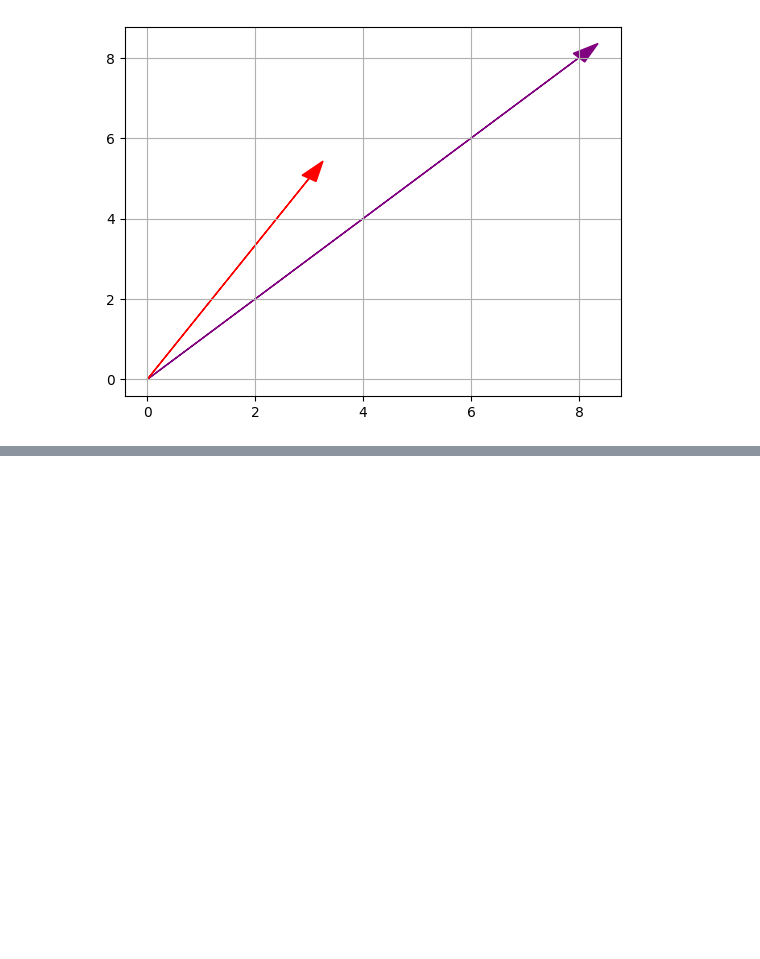
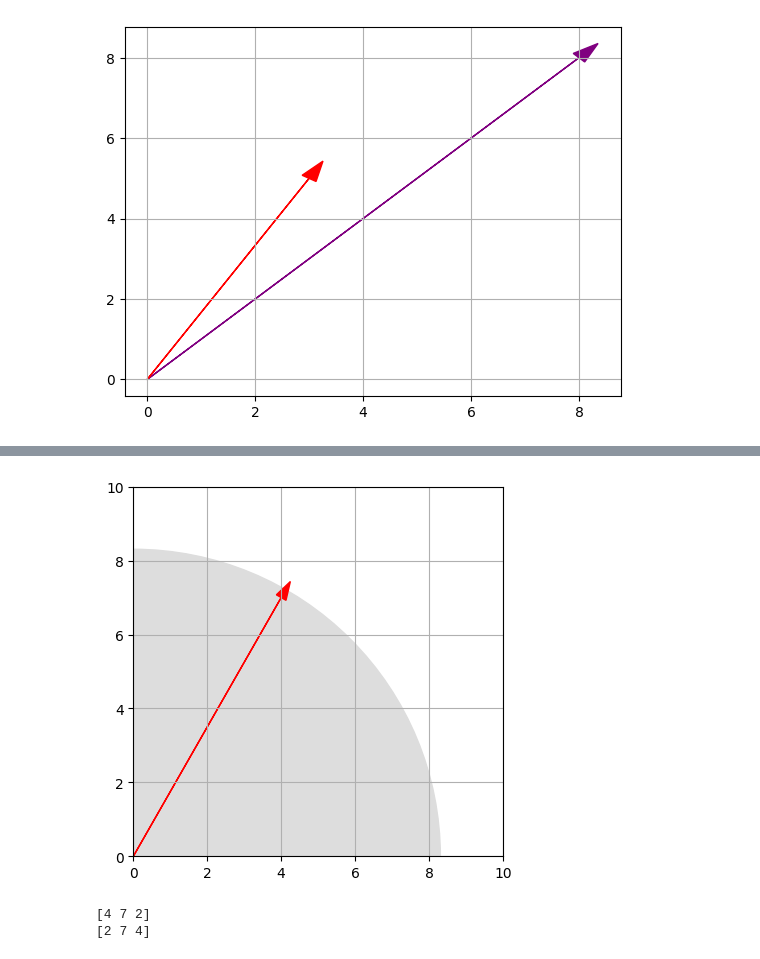
Before and after one commit to UTKARSHSAHAREE/Utkarshsahare, a Jupyter notebook: my_workon_linalg.ipynb, the cells around one changed output, grey strips where cells are left out. Drawn from its saved outputs; the diff is of its cells as text; code cells hidden in the pictures; blank space fills up the shorter version.

```diff
--- a/my_workon_linalg.ipynb
+++ b/my_workon_linalg.ipynb
@@ -32,0 +67,17 @@ a=
+# %%
+radius=LA.norm(a)
+plt.gca().add_artist(plt.Circle((0,0),radius,color="#DDDDDD"))
+plot_vector2d(a, color="red")
+plt.xlim([0.0, 10.0])
+plt.ylim([0.0, 10.0])
+plt.gca().set_aspect("equal")
+plt.grid()
+plt.show()
+# %% [output]
+[figure, added]
+# %%
+print(a)
+print(b)
+# %% [output]
+[4 7 2]
+[2 7 4]
```
Also changed, not shown: parts of 18 cells of this notebook.
